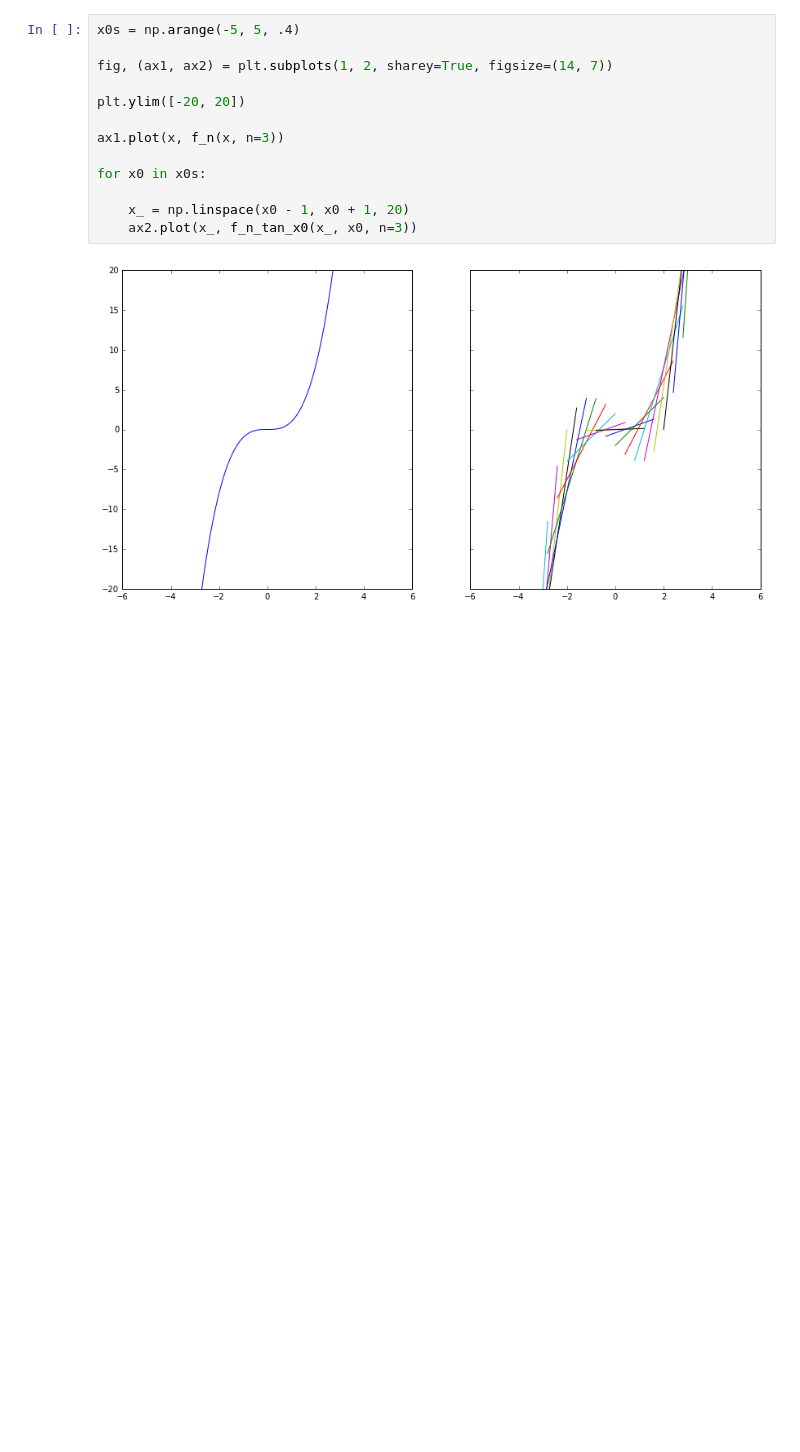
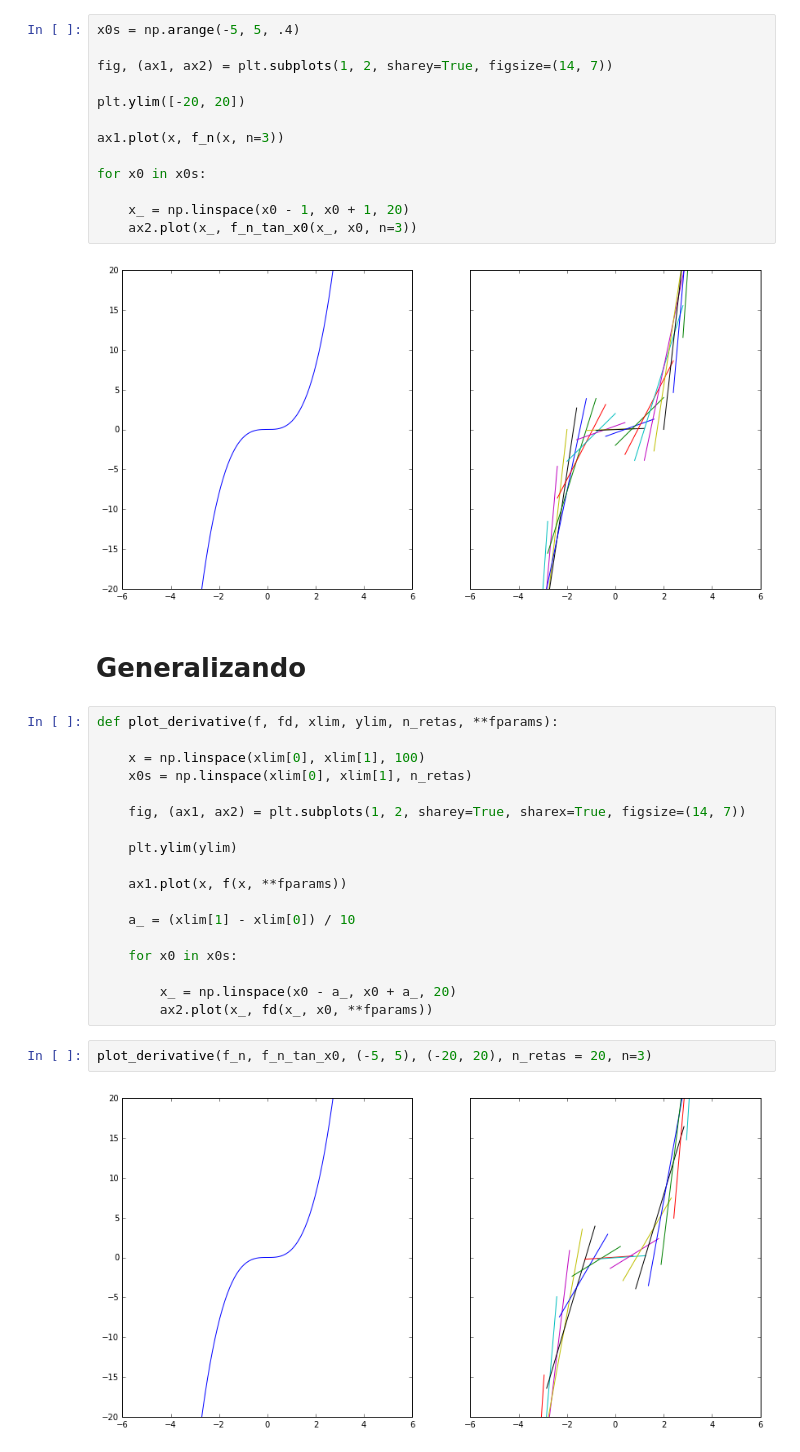
Before and after one commit to abevieiramota/learning-calculus, a Jupyter notebook: notebook/Lecture 1 - Rate of Change.ipynb, the cells around one changed output. Drawn from its saved outputs; the diff is of its cells as text; blank space fills up the shorter version.

```diff
--- a/notebook/Lecture 1 - Rate of Change.ipynb
+++ b/notebook/Lecture 1 - Rate of Change.ipynb
@@ -109,3 +109,27 @@ for x0 in x0s:
     ax2.plot(x_, f_n_tan_x0(x_, x0, n=3))
 # %% [output]
 [figure]
+# %% [markdown]
+# Generalizando
+# %%
+def plot_derivative(f, fd, xlim, ylim, n_retas, **fparams):
+
+    x = np.linspace(xlim[0], xlim[1], 100)
+    x0s = np.linspace(xlim[0], xlim[1], n_retas)
+
+    fig, (ax1, ax2) = plt.subplots(1, 2, sharey=True, sharex=True, figsize=(14, 7))
+
+    plt.ylim(ylim)
+
+    ax1.plot(x, f(x, **fparams))
+
+    a_ = (xlim[1] - xlim[0]) / 10
+
+    for x0 in x0s:
+
+        x_ = np.linspace(x0 - a_, x0 + a_, 20)
+        ax2.plot(x_, fd(x_, x0, **fparams))
+# %%
+plot_derivative(f_n, f_n_tan_x0, (-5, 5), (-20, 20), n_retas = 20, n=3)
+# %% [output]
+[figure, added]
```
Also changed, not shown: parts of 15 cells of this notebook.
